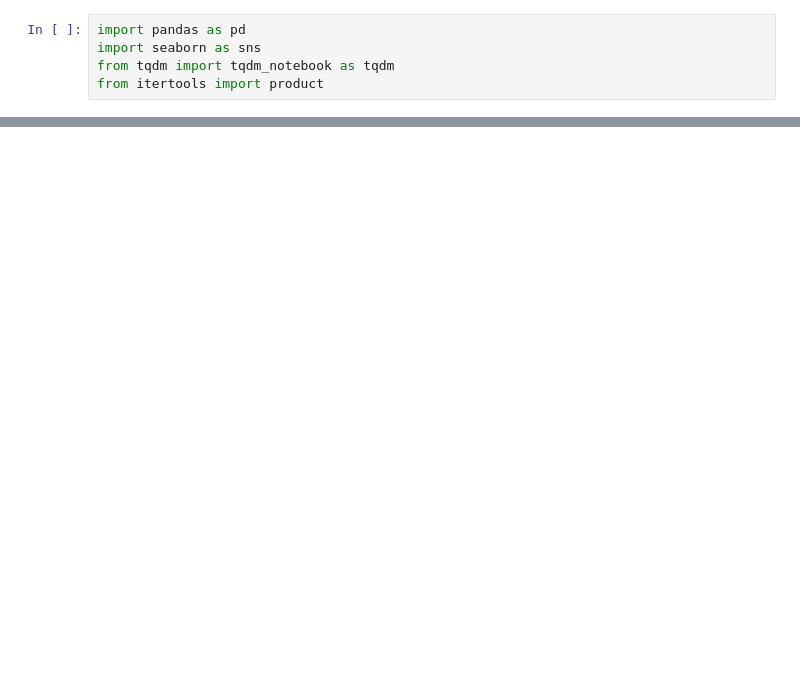
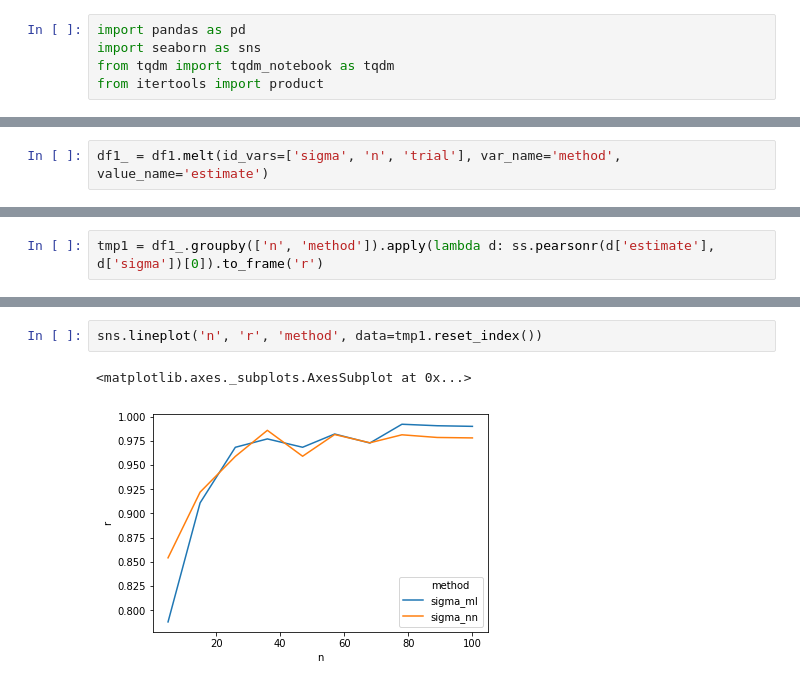
Before and after one commit to simonpeterhans/ep-param-est, a Jupyter notebook: mu-sigma-conv1d-2d.ipynb, the cells around one changed output, grey strips where cells are left out. Cells and saved outputs as stored; diff of their text form; blank space fills up the shorter version.

```diff
--- a/mu-sigma-conv1d-2d.ipynb
+++ b/mu-sigma-conv1d-2d.ipynb
@@ -251,2 +220,4 @@ df_[df_.method == 'mu_ml'].head(10)
+# %%
+df1_ = df1.melt(id_vars=['sigma', 'n', 'trial'], var_name='method', value_name='estimate')
 # %%
 tmp = df_.groupby(['n', 'method']).apply(lambda d: ss.pearsonr(d['estimate'], d['mu'])[0]).to_frame('r')
@@ -255,3 +224,5 @@ KeyError: ('mu', 'sigma')
+# %%
+tmp1 = df1_.groupby(['n', 'method']).apply(lambda d: ss.pearsonr(d['estimate'], d['sigma'])[0]).to_frame('r')
 # %%
 sns.lineplot('n', 'r', 'method', data=tmp.reset_index())
 # %% [output]
@@ -259,0 +231,5 @@ sns.lineplot('n', 'r', 'method', data=tmp.reset_index())
+# %%
+sns.lineplot('n', 'r', 'method', data=tmp1.reset_index())
+# %% [output]
+<matplotlib.axes._subplots.AxesSubplot at 0x...>
+[figure, added]
```
Also changed, not shown: parts of 13 cells of this notebook.
